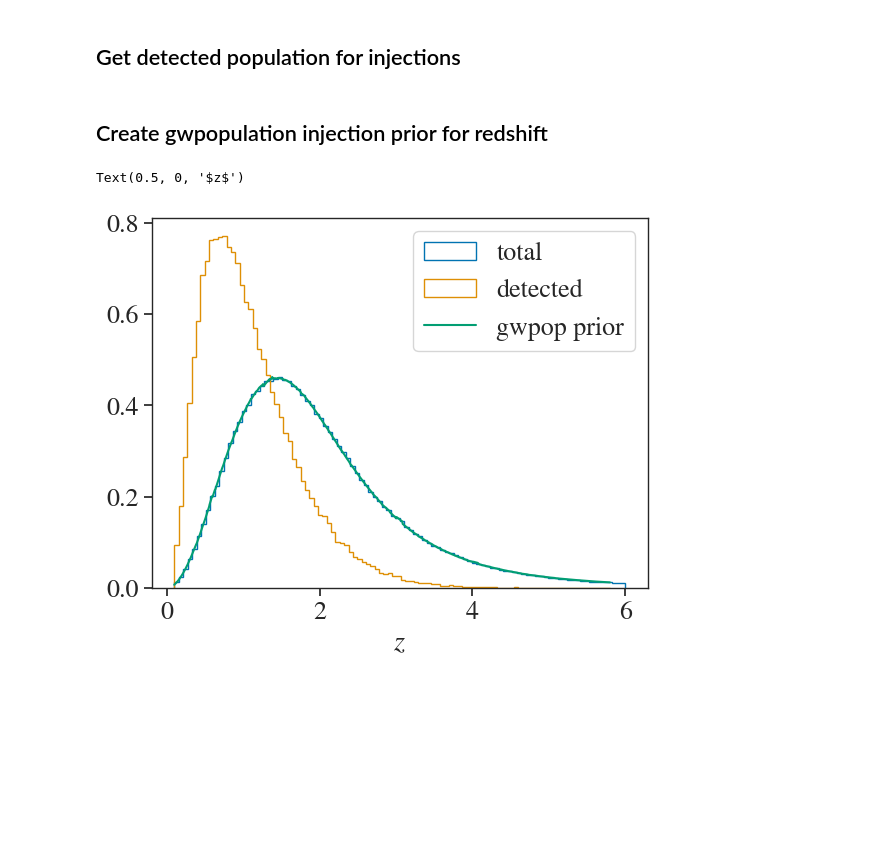
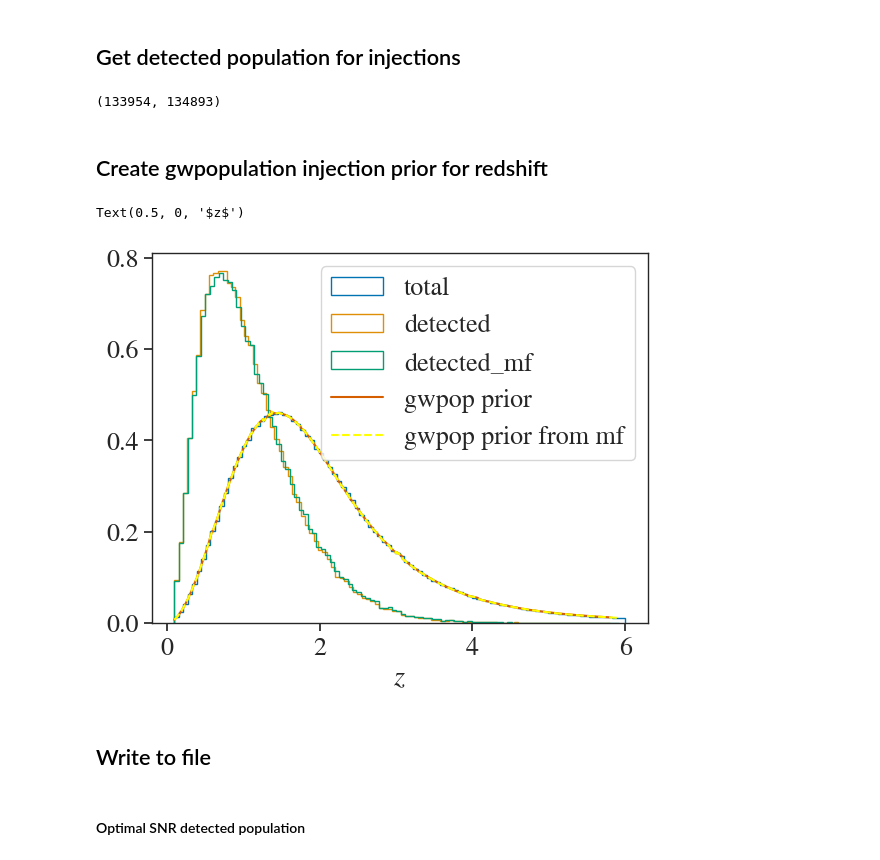
Before and after one commit to divyajyoti09/next_gen_detect, a Jupyter notebook: A-sharp_z_peak_mapping/combine_injection_files_for_gwpop.ipynb, the cells around one changed output. Saved outputs shown, nothing was run; the diff lists cells and outputs as text; code cells hidden in the pictures; blank space fills up the shorter version.

```diff
--- a/A-sharp_z_peak_mapping/combine_injection_files_for_gwpop.ipynb
+++ b/A-sharp_z_peak_mapping/combine_injection_files_for_gwpop.ipynb
@@ -40,17 +58,43 @@ plt.legend()
+# %%
+for det in ['L1', 'H1', 'I1']:
+    injected_data['total'][f'SNR_mf_{det}'] = []
+injected_data['total']['SNR_mf_network'] = []
+
+for event in tqdm(range(len(injected_data['total']['SNR_L1']))):
+    snr_netw_sq = 0
+    for det in ['L1', 'H1', 'I1']:
+        snr_det = mf_snr_from_opt_snr(injected_data['total'][f'SNR_{det}'][event])
+        injected_data['total'][f'SNR_mf_{det}'].append(snr_det)
+        snr_netw_sq += snr_det**2
+    injected_data['total']['SNR_mf_network'].append(np.sqrt(snr_netw_sq))
+
+for key in injected_data['total'].keys():
+    if 'mf' in key:
+        injected_data['total'][key] = np.array(injected_data['total'][key])
 # %% [markdown]
 ## Get detected population for injections
 # %%
-def get_detected_SNRs(data_dict, ifo_threshold=5, network_threshold=12, method='network', return_detected_dict=False):
+def get_detected_SNRs(data_dict, ifo_threshold=5, network_threshold=12,
+                      method='network', return_detected_dict=False,
+                      snr_type='opt'):
     if type(data_dict) == pd.core.frame.DataFrame:
         pass
     else:
         data_dict = pd.DataFrame(data_dict)
-    SNR_keys = [key for key in data_dict.keys() if 'SNR' in key]
+    if snr_type == 'opt':
+        SNR_keys = [key for key in data_dict.keys() if 'SNR' in key]
+    elif snr_type == 'mf':
+        SNR_keys = [key for key in data_dict.keys() if 'SNR_mf' in key]
+    else:
+        raise KeyError('Please choose snr_type from "opt" or "mf"')
     detected_bool_dict = {}
     detected_dict = {}
 
     for key in SNR_keys:
-        dict_key = key.split('SNR_')[-1]
+        if snr_type == 'opt':
+            dict_key = key.split('SNR_')[-1]
+        elif snr_type == 'mf':
+            dict_key = key.split('SNR_mf_')[-1]
 
         if "network" in key:
             threshold = network_threshold
@@ -87,17 +120,34 @@ injected_data['detected'] = get_detected_SNRs(injected_data['total'], method='tw
+# %%
+injected_data['detected'] = get_detected_SNRs(injected_data['total'], method='two-detector')
+injected_data['detected_mf'] = get_detected_SNRs(injected_data['total'], method='two-detector', snr_type='mf')
+# %%
+len(injected_data['detected']['redshift']), len(injected_data['detected_mf']['redshift'])
+# %% [output]
+(133954, 134893)
 # %% [markdown]
 ## Create gwpopulation injection prior for redshift
 # %%
 injected_data['detected']['p_z'] = p_z.probability_density(injected_data['detected']['redshift'])
+injected_data['detected_mf']['p_z'] = p_z.probability_density(injected_data['detected_mf']['redshift'])
 # %%
 plt.hist(injected_data['total']['redshift'], bins=100, label='total', histtype=u'step', density=True)
 plt.hist(injected_data['detected']['redshift'], bins=100, label='detected', histtype=u'step', density=True)
+plt.hist(injected_data['detected_mf']['redshift'], bins=100, label='detected_mf', histtype=u'step', density=True)
 sort_idx = np.argsort(injected_data['detected']['redshift'])
-plt.plot(np.array(injected_data['detected']['redshift'])[sort_idx], np.array(injected_data['detected']['p_z'])[sort_idx], label='gwpop prior')
+plt.plot(np.array(injected_data['detected']['redshift'])[sort_idx],
+         np.array(injected_data['detected']['p_z'])[sort_idx], label='gwpop prior')
+sort_idx_mf = np.argsort(injected_data['detected_mf']['redshift'])
+plt.plot(np.array(injected_data['detected_mf']['redshift'])[sort_idx_mf],
+         np.array(injected_data['detected_mf']['p_z'])[sort_idx_mf], label='gwpop prior from mf', ls='--', c='yellow')
 plt.legend(loc=1)
 plt.xlabel('$z$')
 # %% [output]
 Text(0.5, 0, '$z$')
-[figure, old version]
+[figure, new version]
+# %% [markdown]
+## Write to file
+# %% [markdown]
+#### Optimal SNR detected population
 # %%
 z_dict_write = {'redshift':np.array(injected_data['detected']['redshift']),
                 'prior':np.array(injected_data['detected']['p_z']),
```
Also changed, not shown: parts of 12 cells of this notebook, 3 other files.
